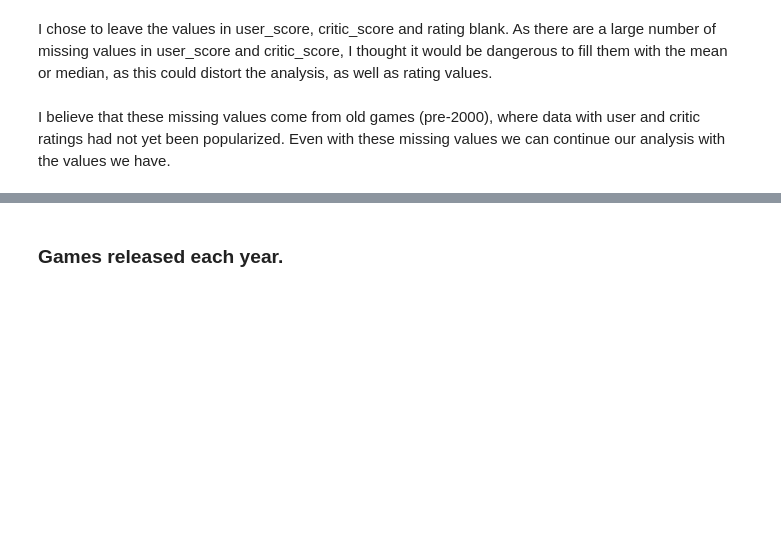
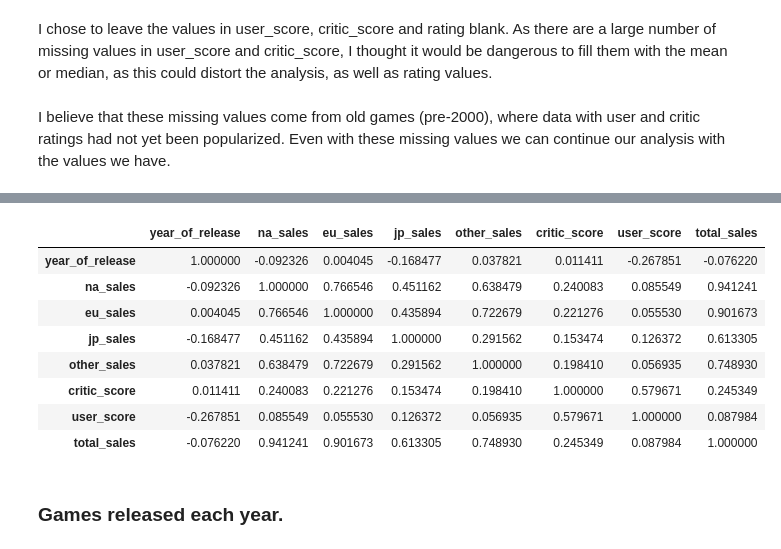
Before and after one commit to GuiMoser/Games-EDA, a Jupyter notebook: EDA.ipynb, the cells around one changed output, grey strips where cells are left out. Drawn from its saved outputs; the diff is of its cells as text; code cells hidden in the pictures; blank space fills up the shorter version.

```diff
--- a/EDA.ipynb
+++ b/EDA.ipynb
@@ -164,6 +164,19 @@ df.describe()
 | 50% | 2007.000000 | 0.080000 | 0.020000 | 0.000000 | 0.010000 | 71.000000 | 7.500000 | 0.170000 |
 | 75% | 2010.000000 | 0.240000 | 0.110000 | 0.040000 | 0.030000 | 79.000000 | 8.200000 | 0.470000 |
 | max | 2016.000000 | 41.360000 | 28.960000 | 10.220000 | 10.570000 | 98.000000 | 9.700000 | 82.540000 |
+# %%
+cols = df[['year_of_release', 'na_sales', 'eu_sales', 'jp_sales', 'other_sales', 'critic_score','user_score',  'total_sales']]
+cols.corr()
+# %% [output]
+|  | year_of_release | na_sales | eu_sales | jp_sales | other_sales | critic_score | user_score | total_sales |
+| year_of_release | 1.000000 | -0.092326 | 0.004045 | -0.168477 | 0.037821 | 0.011411 | -0.267851 | -0.076220 |
+| na_sales | -0.092326 | 1.000000 | 0.766546 | 0.451162 | 0.638479 | 0.240083 | 0.085549 | 0.941241 |
+| eu_sales | 0.004045 | 0.766546 | 1.000000 | 0.435894 | 0.722679 | 0.221276 | 0.055530 | 0.901673 |
+| jp_sales | -0.168477 | 0.451162 | 0.435894 | 1.000000 | 0.291562 | 0.153474 | 0.126372 | 0.613305 |
+| other_sales | 0.037821 | 0.638479 | 0.722679 | 0.291562 | 1.000000 | 0.198410 | 0.056935 | 0.748930 |
+| critic_score | 0.011411 | 0.240083 | 0.221276 | 0.153474 | 0.198410 | 1.000000 | 0.579671 | 0.245349 |
+| user_score | -0.267851 | 0.085549 | 0.055530 | 0.126372 | 0.056935 | 0.579671 | 1.000000 | 0.087984 |
+| total_sales | -0.076220 | 0.941241 | 0.901673 | 0.613305 | 0.748930 | 0.245349 | 0.087984 | 1.000000 |
 # %% [markdown]
 ### Games released each year.
 # %%
```
Also changed, not shown: parts of 3 cells of this notebook.
